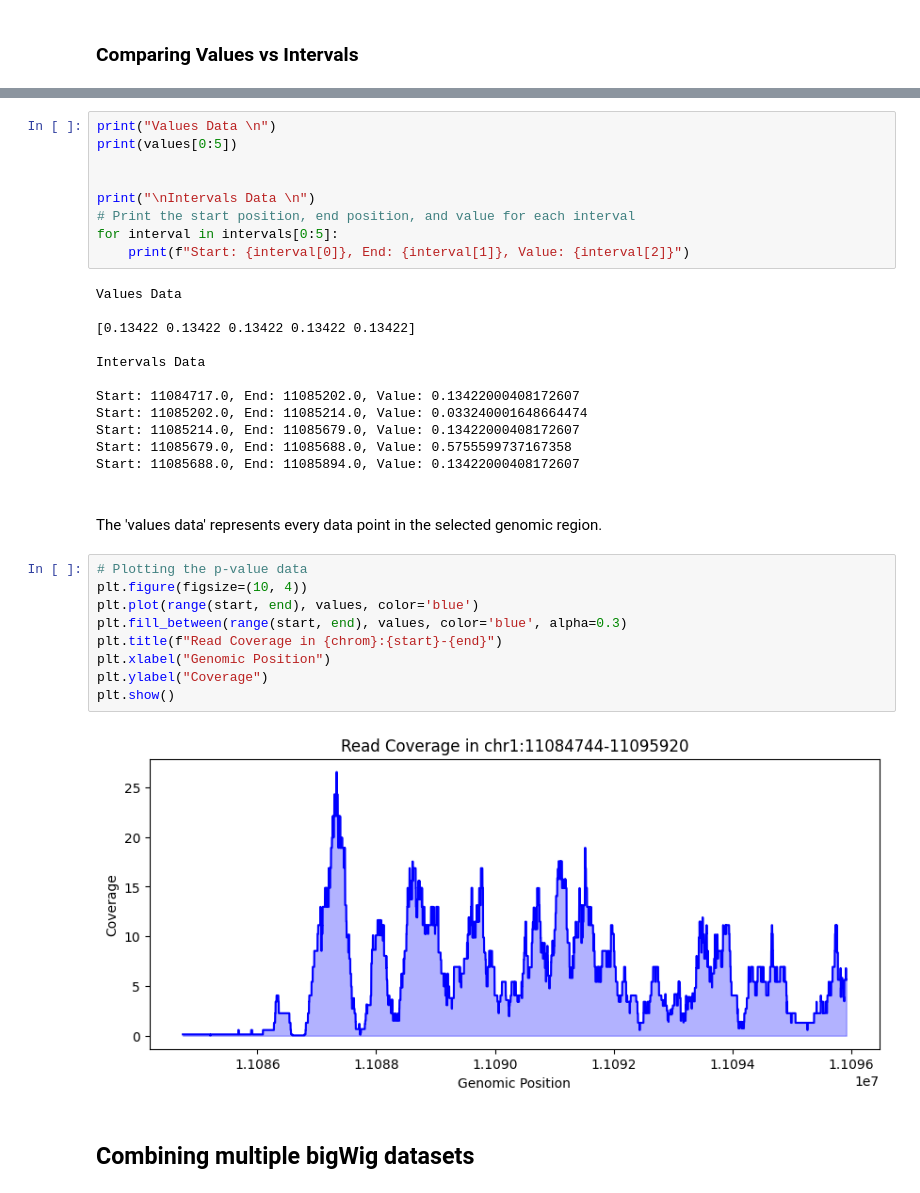
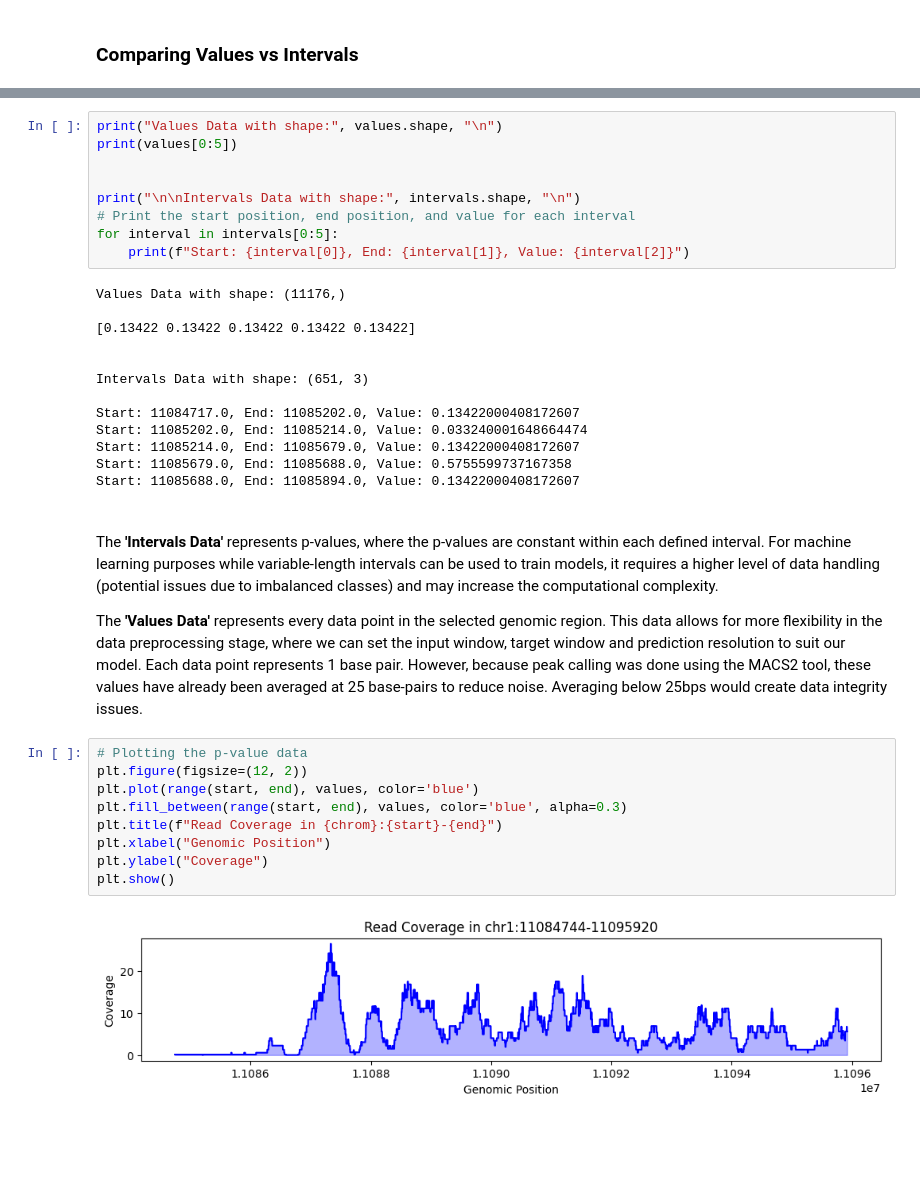
Before and after one commit to sn2023imperial/genomicsmarkdown, a Jupyter notebook: notebook_tutorials/Tutorial_1_bigWigs.ipynb, the cells around one changed output, grey strips where cells are left out. Drawn from its saved outputs; the diff is of its cells as text; blank space fills up the shorter version.

```diff
--- a/notebook_tutorials/Tutorial_1_bigWigs.ipynb
+++ b/notebook_tutorials/Tutorial_1_bigWigs.ipynb
@@ -173,18 +172,19 @@ The shape of the interval data is: (651, 3)
 # %%
-print("Values Data \n")
+print("Values Data with shape:", values.shape, "\n")
 print(values[0:5])
 
 
-print("\nIntervals Data \n")
+print("\n\nIntervals Data with shape:", intervals.shape, "\n")
 # Print the start position, end position, and value for each interval
 for interval in intervals[0:5]:
     print(f"Start: {interval[0]}, End: {interval[1]}, Value: {interval[2]}")
 # %% [output]
-Values Data
+Values Data with shape: (11176,)
 
 [0.13422 0.13422 0.13422 0.13422 0.13422]
 
-Intervals Data
+
+Intervals Data with shape: (651, 3)
 
 Start: 11084717.0, End: 11085202.0, Value: 0.13422000408172607
 Start: 11085202.0, End: 11085214.0, Value: 0.033240001648664474
@@ -194,17 +194,17 @@ Start: 11085688.0, End: 11085894.0, Value: 0.13422000408172607
 # %% [markdown]
 <br>
 
-The 'values data' represents every data point in the selected genomic region.
+The **'Intervals Data'** represents p-values, where the p-values are constant within each defined interval. For machine learning purposes while variable-length intervals can be used to train models, it requires a higher level of data handling (potential issues due to imbalanced classes) and may increase the computational complexity. <br>
+
+The **'Values Data'** represents every data point in the selected genomic region. This data allows for more flexibility in the data preprocessing stage, where we can set the input window, target window and prediction resolution to suit our model. Each data point represents 1 base pair. However, because peak calling was done using the MACS2 tool, these values have already been averaged at 25 base-pairs to reduce noise. Averaging below 25bps would create data integrity issues. <br>
 # %%
 # Plotting the p-value data
-plt.figure(figsize=(10, 4))
+plt.figure(figsize=(12, 2))
 plt.plot(range(start, end), values, color='blue')
 plt.fill_between(range(start, end), values, color='blue', alpha=0.3)
 plt.title(f"Read Coverage in {chrom}:{start}-{end}")
 plt.xlabel("Genomic Position")
 plt.ylabel("Coverage")
 plt.show()
 # %% [output]
-[figure, old version]
+[figure, new version]
-# %% [markdown]
-## Combining multiple bigWig datasets
```
Also changed, not shown: parts of 36 cells of this notebook, 9 other files.
